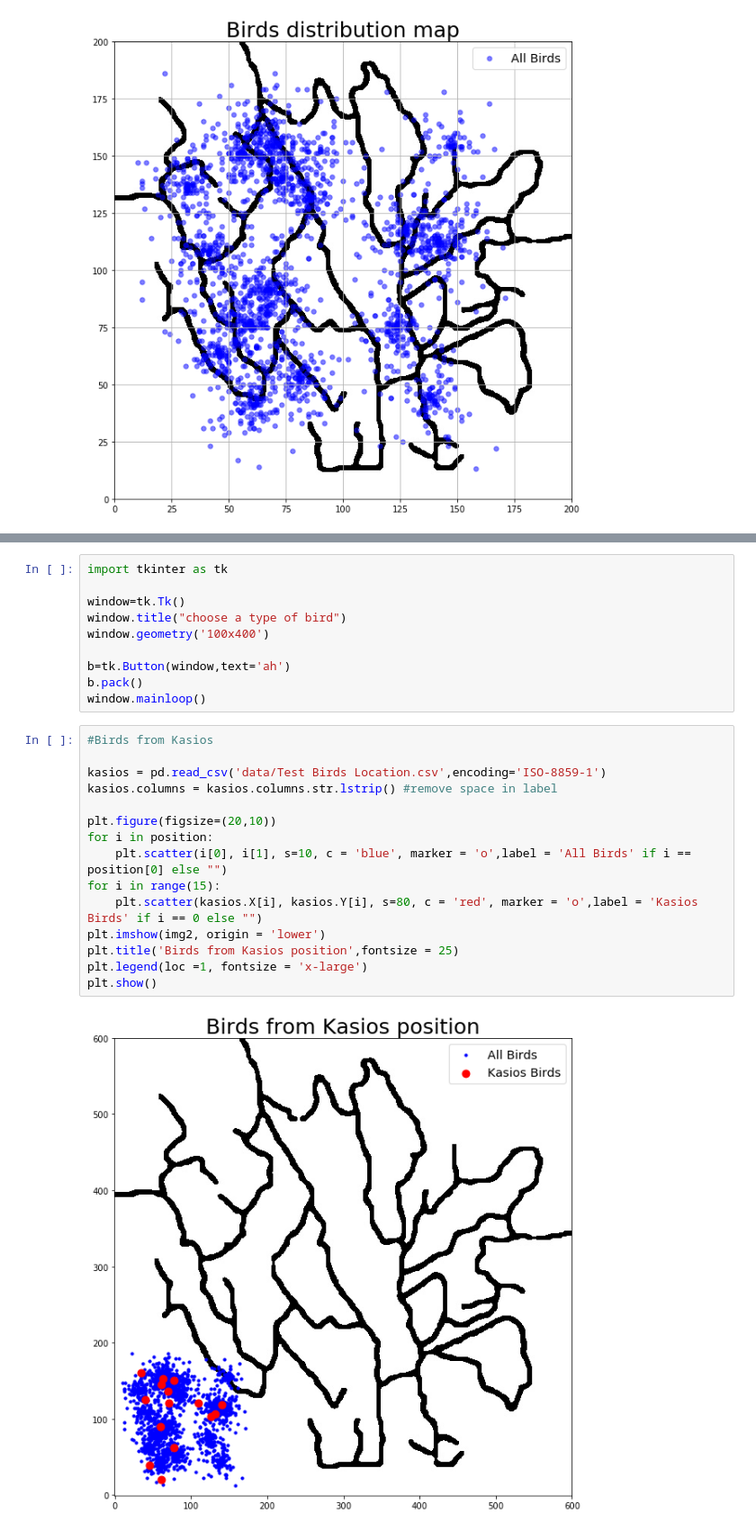
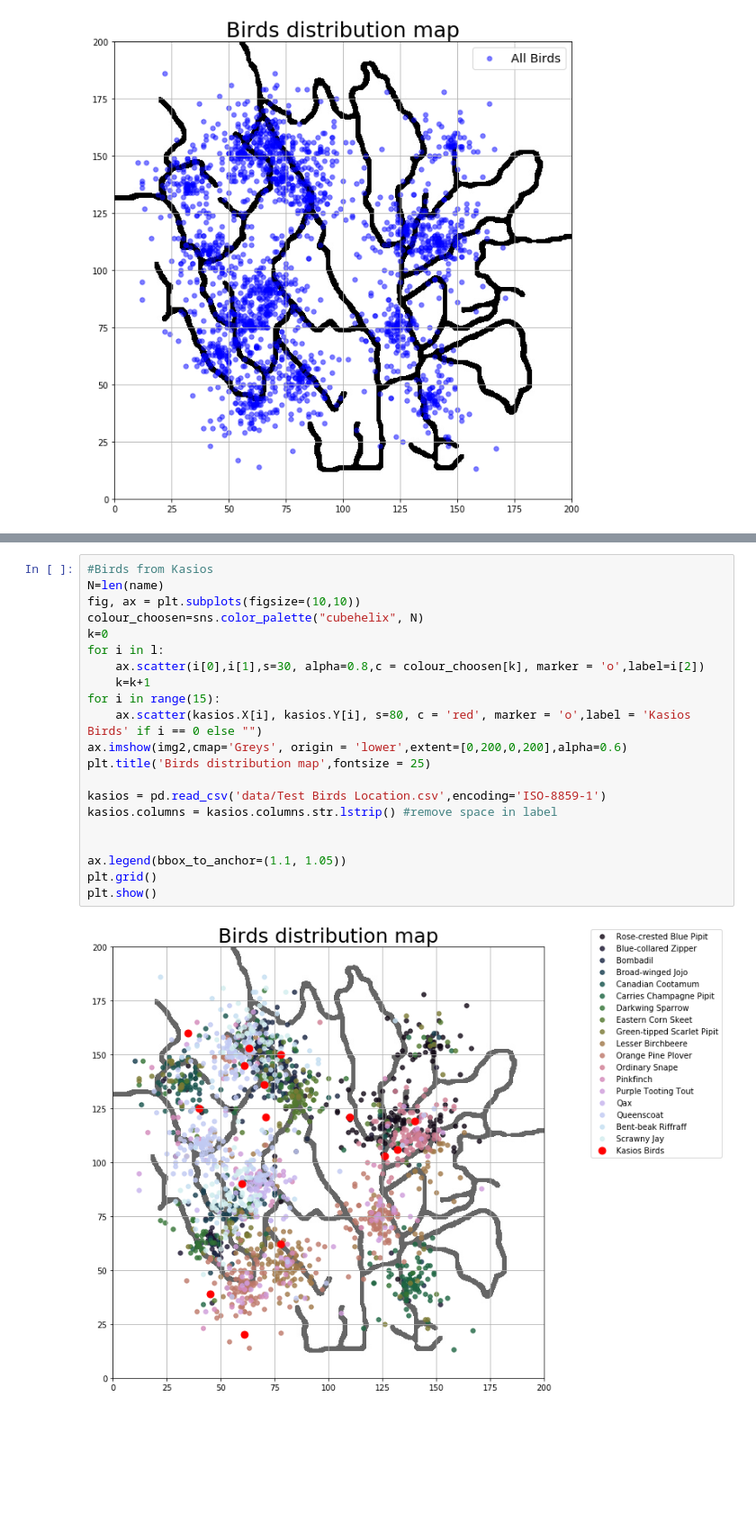
Before and after one commit to ShangyuanZ/Data_Visualisation, a Jupyter notebook: Assignment_1_vision.ipynb, the cells around one changed output, grey strips where cells are left out. Shown: that part at 90% size. Saved outputs shown, nothing was run; the diff lists cells and outputs as text; blank space fills up the shorter version.

```diff
--- a/Assignment_1_vision.ipynb
+++ b/Assignment_1_vision.ipynb
@@ -106,27 +95,23 @@ Loading BokehJS ...
-# %%
-import tkinter as tk
-
-window=tk.Tk()
-window.title("choose a type of bird")
-window.geometry('100x400')
-
-b=tk.Button(window,text='ah')
-b.pack()
-window.mainloop()
-# %%
-#Birds from Kasios
-
-kasios = pd.read_csv('data/Test Birds Location.csv',encoding='ISO-8859-1')
-kasios.columns = kasios.columns.str.lstrip() #remove space in label
-
-plt.figure(figsize=(20,10))
-for i in position:
-    plt.scatter(i[0], i[1], s=10, c = 'blue', marker = 'o',label = 'All Birds' if i == position[0] else "")
-for i in range(15):
-    plt.scatter(kasios.X[i], kasios.Y[i], s=80, c = 'red', marker = 'o',label = 'Kasios Birds' if i == 0 else "")
-plt.imshow(img2, origin = 'lower')
-plt.title('Birds from Kasios position',fontsize = 25)
-plt.legend(loc =1, fontsize = 'x-large')
-plt.show()
-# %% [output]
-[figure, removed]
+# %%
+#Birds from Kasios
+N=len(name)
+fig, ax = plt.subplots(figsize=(10,10))
+colour_choosen=sns.color_palette("cubehelix", N)
+k=0
+for i in l:
+    ax.scatter(i[0],i[1],s=30, alpha=0.8,c = colour_choosen[k], marker = 'o',label=i[2])
+    k=k+1
+for i in range(15):
+    ax.scatter(kasios.X[i], kasios.Y[i], s=80, c = 'red', marker = 'o',label = 'Kasios Birds' if i == 0 else "")
+ax.imshow(img2,cmap='Greys', origin = 'lower',extent=[0,200,0,200],alpha=0.6)
+plt.title('Birds distribution map',fontsize = 25)
+
+kasios = pd.read_csv('data/Test Birds Location.csv',encoding='ISO-8859-1')
+kasios.columns = kasios.columns.str.lstrip() #remove space in label
+
+
+ax.legend(bbox_to_anchor=(1.1, 1.05))
+plt.grid()
+plt.show()
+# %% [output]
+[figure, added]
```
Also changed, not shown: parts of 2 cells of this notebook.
